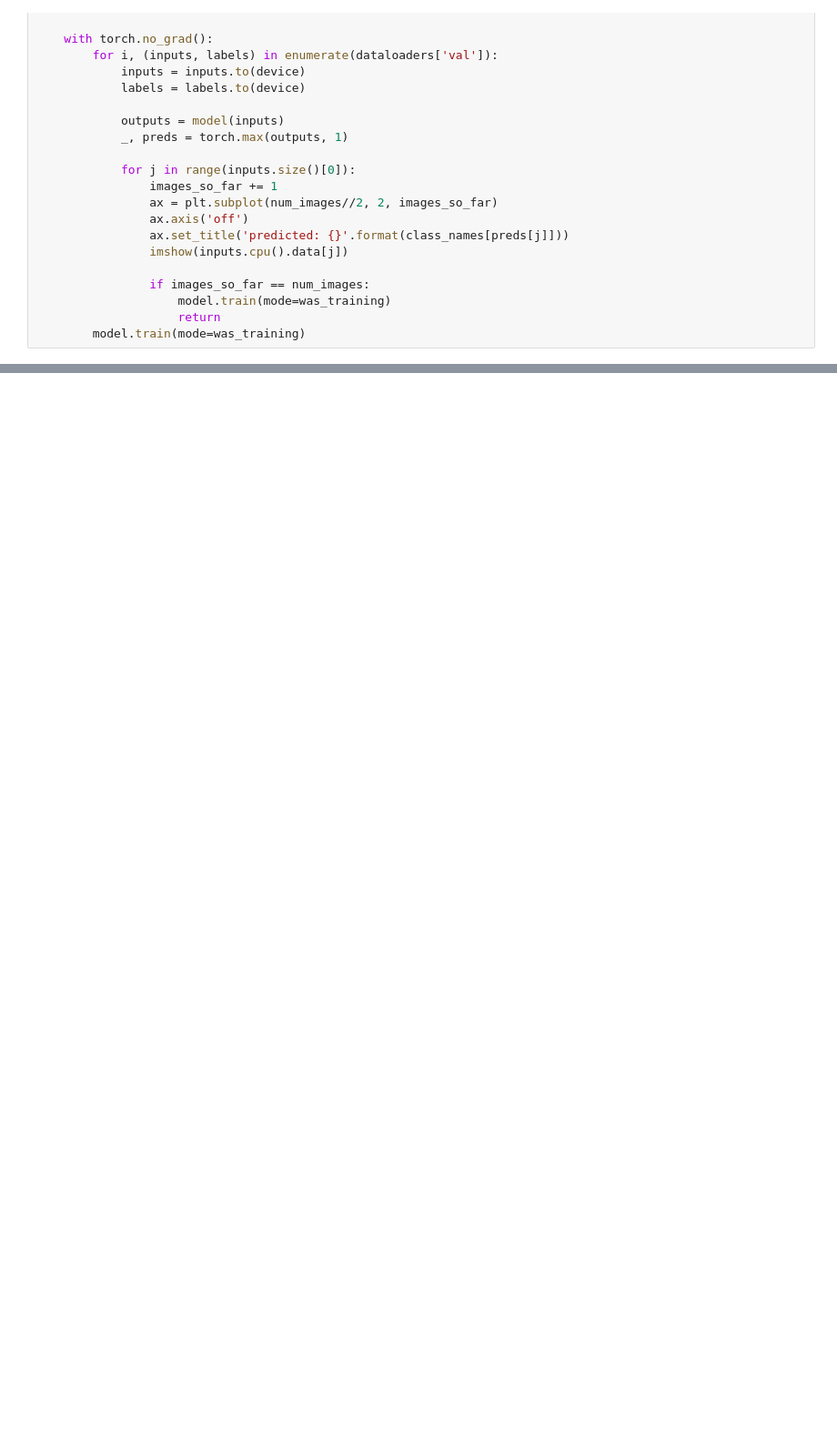
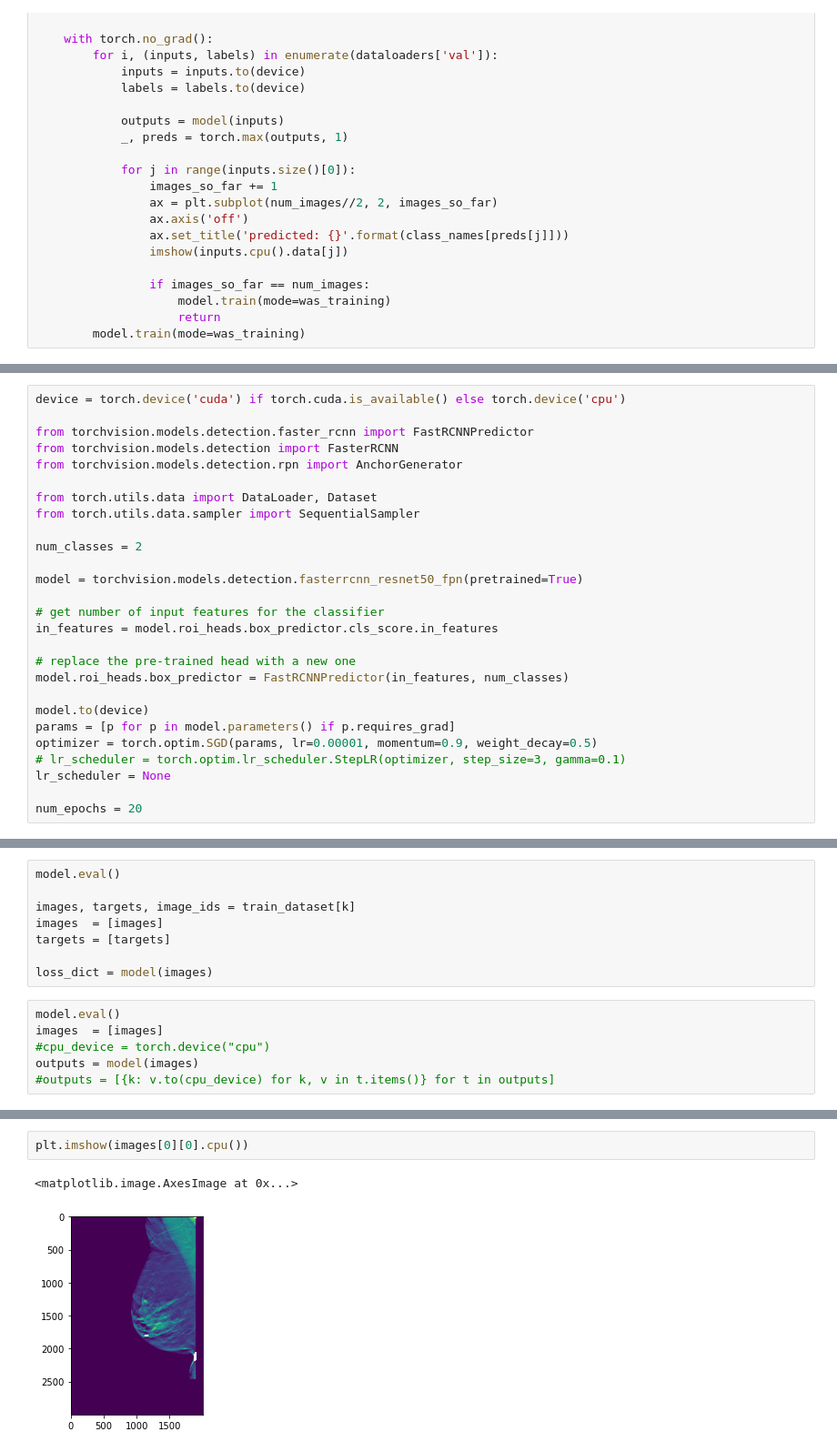
Before and after one commit to PranjalSahu/SEMISUNET, a Jupyter notebook: transfer_learning.ipynb, the cells around one changed output, grey strips where cells are left out. Shown: that part at 91% size. Drawn from its saved outputs; the diff is of its cells as text; blank space fills up the shorter version.

Commit message:
[STAR] Adding working code for training the faster rcnn on DBT dataset

```diff
--- a/transfer_learning.ipynb
+++ b/transfer_learning.ipynb
@@ -340,0 +724,27 @@ AttributeError: 'DBTDataset' object has no attribute 'image_ids'
+# %%
+device = torch.device('cuda') if torch.cuda.is_available() else torch.device('cpu')
+
+from torchvision.models.detection.faster_rcnn import FastRCNNPredictor
+from torchvision.models.detection import FasterRCNN
+from torchvision.models.detection.rpn import AnchorGenerator
+
+from torch.utils.data import DataLoader, Dataset
+from torch.utils.data.sampler import SequentialSampler
+
+num_classes = 2
+
+model = torchvision.models.detection.fasterrcnn_resnet50_fpn(pretrained=True)
+
+# get number of input features for the classifier
+in_features = model.roi_heads.box_predictor.cls_score.in_features
+
+# replace the pre-trained head with a new one
+model.roi_heads.box_predictor = FastRCNNPredictor(in_features, num_classes)
+
+model.to(device)
+params = [p for p in model.parameters() if p.requires_grad]
+optimizer = torch.optim.SGD(params, lr=0.00001, momentum=0.9, weight_decay=0.5)
+# lr_scheduler = torch.optim.lr_scheduler.StepLR(optimizer, step_size=3, gamma=0.1)
+lr_scheduler = None
+
+num_epochs = 20
@@ -340,0 +807,14 @@ AttributeError: 'DBTDataset' object has no attribute 'image_ids'
+# %%
+model.eval()
+
+images, targets, image_ids = train_dataset[k]
+images  = [images]
+targets = [targets]
+
+loss_dict = model(images)
+# %%
+model.eval()
+images  = [images]
+#cpu_device = torch.device("cpu")
+outputs = model(images)
+#outputs = [{k: v.to(cpu_device) for k, v in t.items()} for t in outputs]
@@ -340,0 +831,5 @@ AttributeError: 'DBTDataset' object has no attribute 'image_ids'
+# %%
+plt.imshow(images[0][0].cpu())
+# %% [output]
+<matplotlib.image.AxesImage at 0x...>
+[figure, added]
```
Also changed, not shown: parts of 27 cells of this notebook.
